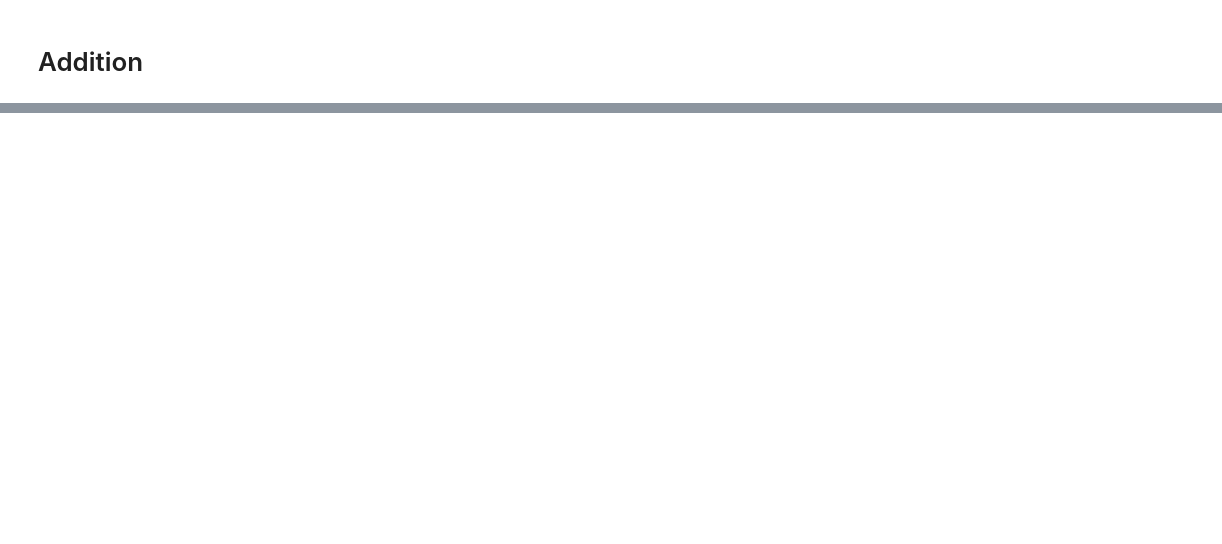
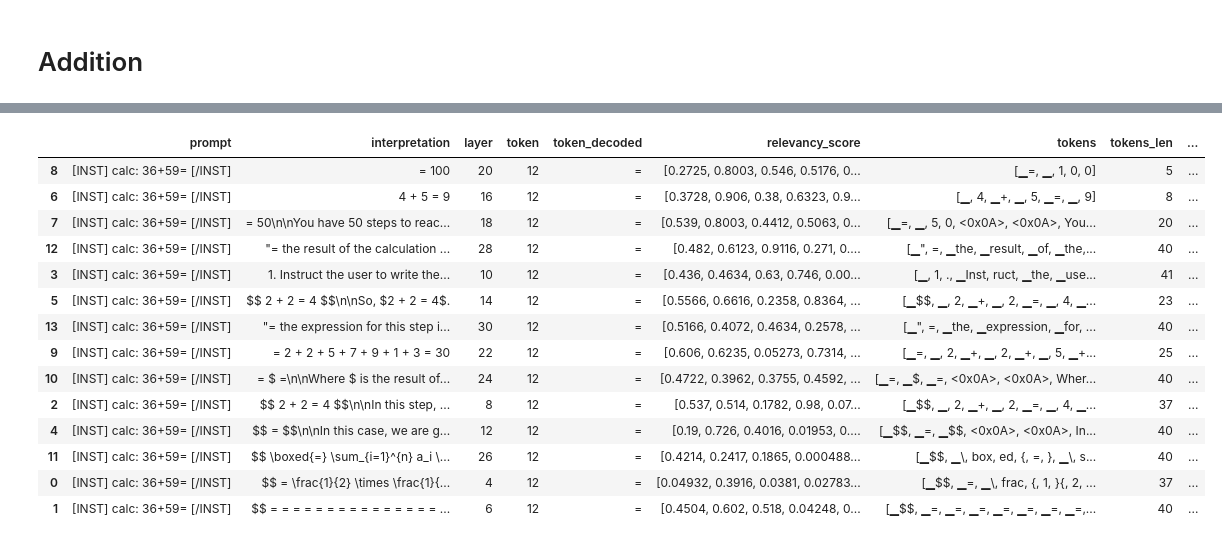
Before and after one commit to oliveradk/selfie, a Jupyter notebook: nbs/multi_hop.ipynb, the cells around one changed output, grey strips where cells are left out. Saved outputs shown, nothing was run; the diff lists cells and outputs as text; code cells hidden in the pictures; blank space fills up the shorter version.

```diff
--- a/nbs/multi_hop.ipynb
+++ b/nbs/multi_hop.ipynb
@@ -125,0 +129,3 @@ pd.DataFrame(interpretation_df)
+# %%
+for _, row in interpretation_df[interpretation_df['token'] == 13].iterrows():
+    print(row['interpretation'], row['relevancy_mean'], row['layer'])
@@ -128,5 +164,6 @@ pd.DataFrame(interpretation_df)
 # %%
 from selfie.interpret import InterpretationPrompt, interpret
-interpretation_prompt = InterpretationPrompt(tokenizer, ("[INST]", 0, 0, 0, 0, 0, "[/INST] Sure, I'll explain the steps to solve the problem:\n\n"))
+# interpretation_prompt = InterpretationPrompt(tokenizer, ("[INST]", 0, 0, 0, 0, 0, "[/INST] Sure, I will summarize the message:"))
+interpretation_prompt = InterpretationPrompt(tokenizer, ( "[INST]", 0, 0, 0, 0, 0, "Copy the expression for this step (in english) [/INST] Sure! the expression is:\n\n"))
 # %%
 original_prompt = "[INST] calc: 36+59= [/INST]"
@@ -137,7 +196,10 @@ for i, token in enumerate(tokens):
 # %%
-tokens_to_interpret = [(j, i) for i in range(8, 20) for j in (4, 8, 16, 24, 28)]
+# tokens_to_interpret = [(j, i) for i in range(11, 16) for j in range(2, 32)]
+# tokens_to_interpret = [(j, i) for i in range(6, 14) for j in range(4, 32, 4)]
+# tokens_to_interpret = [(j, i) for i in range(6, 12) for j in range(4, 32, 3)]
+tokens_to_interpret = [(j, i) for i in range(12, 13) for j in range(4, 32, 2)]
 bs = 64
-max_new_tokens = 20
+max_new_tokens = 40
 k = 3
 
 interpretation_df = interpret(
@@ -148,3 +210,4 @@ interpretation_df = interpret(
     k=k,
     tokenizer=tokenizer
 )
+interpretation_df = pd.DataFrame(interpretation_df)
@@ -152,0 +236,24 @@ pd.DataFrame(interpretation_df)
+# %%
+interpretation_df['tokens'] = interpretation_df['interpretation'].apply(lambda x: tokenizer.tokenize(x))
+interpretation_df['tokens_len'] = interpretation_df['tokens'].apply(len)
+# sort by sum of redundancy score
+interpretation_df['relevancy_mean'] = interpretation_df.apply(
+    lambda row: np.mean(row['relevancy_score'][:row['tokens_len']]), axis=1
+)
+interpretation_df.sort_values(by='relevancy_mean', ascending=False)
+# %% [output]
+|  | prompt | interpretation | layer | token | token_decoded | relevancy_score | tokens | tokens_len | ... |
+| 8 | [INST] calc: 36+59= [/INST] | = 100 | 20 | 12 | = | [0.2725, 0.8003, 0.546, 0.5176, 0... | [▁=, ▁, 1, 0, 0] | 5 | ... |
+| 6 | [INST] calc: 36+59= [/INST] | 4 + 5 = 9 | 16 | 12 | = | [0.3728, 0.906, 0.38, 0.6323, 0.9... | [▁, 4, ▁+, ▁, 5, ▁=, ▁, 9] | 8 | ... |
+| 7 | [INST] calc: 36+59= [/INST] | = 50\n\nYou have 50 steps to reac... | 18 | 12 | = | [0.539, 0.8003, 0.4412, 0.5063, 0... | [▁=, ▁, 5, 0, <0x0A>, <0x0A>, You... | 20 | ... |
+| 12 | [INST] calc: 36+59= [/INST] | "= the result of the calculation ... | 28 | 12 | = | [0.482, 0.6123, 0.9116, 0.271, 0.... | [▁", =, ▁the, ▁result, ▁of, ▁the,... | 40 | ... |
+| 3 | [INST] calc: 36+59= [/INST] | 1. Instruct the user to write the... | 10 | 12 | = | [0.436, 0.4634, 0.63, 0.746, 0.00... | [▁, 1, ., ▁Inst, ruct, ▁the, ▁use... | 41 | ... |
+| 5 | [INST] calc: 36+59= [/INST] | $$ 2 + 2 = 4 $$\n\nSo, $2 + 2 = 4$. | 14 | 12 | = | [0.5566, 0.6616, 0.2358, 0.8364, ... | [▁$$, ▁, 2, ▁+, ▁, 2, ▁=, ▁, 4, ▁... | 23 | ... |
+| 13 | [INST] calc: 36+59= [/INST] | "= the expression for this step i... | 30 | 12 | = | [0.5166, 0.4072, 0.4634, 0.2578, ... | [▁", =, ▁the, ▁expression, ▁for, ... | 40 | ... |
+| 9 | [INST] calc: 36+59= [/INST] | = 2 + 2 + 5 + 7 + 9 + 1 + 3 = 30 | 22 | 12 | = | [0.606, 0.6235, 0.05273, 0.7314, ... | [▁=, ▁, 2, ▁+, ▁, 2, ▁+, ▁, 5, ▁+... | 25 | ... |
+| 10 | [INST] calc: 36+59= [/INST] | = $ =\n\nWhere $ is the result of... | 24 | 12 | = | [0.4722, 0.3962, 0.3755, 0.4592, ... | [▁=, ▁$, ▁=, <0x0A>, <0x0A>, Wher... | 40 | ... |
+| 2 | [INST] calc: 36+59= [/INST] | $$ 2 + 2 = 4 $$\n\nIn this step, ... | 8 | 12 | = | [0.537, 0.514, 0.1782, 0.98, 0.07... | [▁$$, ▁, 2, ▁+, ▁, 2, ▁=, ▁, 4, ▁... | 37 | ... |
+| 4 | [INST] calc: 36+59= [/INST] | $$ = $$\n\nIn this case, we are g... | 12 | 12 | = | [0.19, 0.726, 0.4016, 0.01953, 0.... | [▁$$, ▁=, ▁$$, <0x0A>, <0x0A>, In... | 40 | ... |
+| 11 | [INST] calc: 36+59= [/INST] | $$ \boxed{=} \sum_{i=1}^{n} a_i \... | 26 | 12 | = | [0.4214, 0.2417, 0.1865, 0.000488... | [▁$$, ▁\, box, ed, {, =, }, ▁\, s... | 40 | ... |
+| 0 | [INST] calc: 36+59= [/INST] | $$ = \frac{1}{2} \times \frac{1}{... | 4 | 12 | = | [0.04932, 0.3916, 0.0381, 0.02783... | [▁$$, ▁=, ▁\, frac, {, 1, }{, 2, ... | 37 | ... |
+| 1 | [INST] calc: 36+59= [/INST] | $$ = = = = = = = = = = = = = = = ... | 6 | 12 | = | [0.4504, 0.602, 0.518, 0.04248, 0... | [▁$$, ▁=, ▁=, ▁=, ▁=, ▁=, ▁=, ▁=,... | 40 | ... |
```
Also changed, not shown: parts of 17 cells of this notebook.
